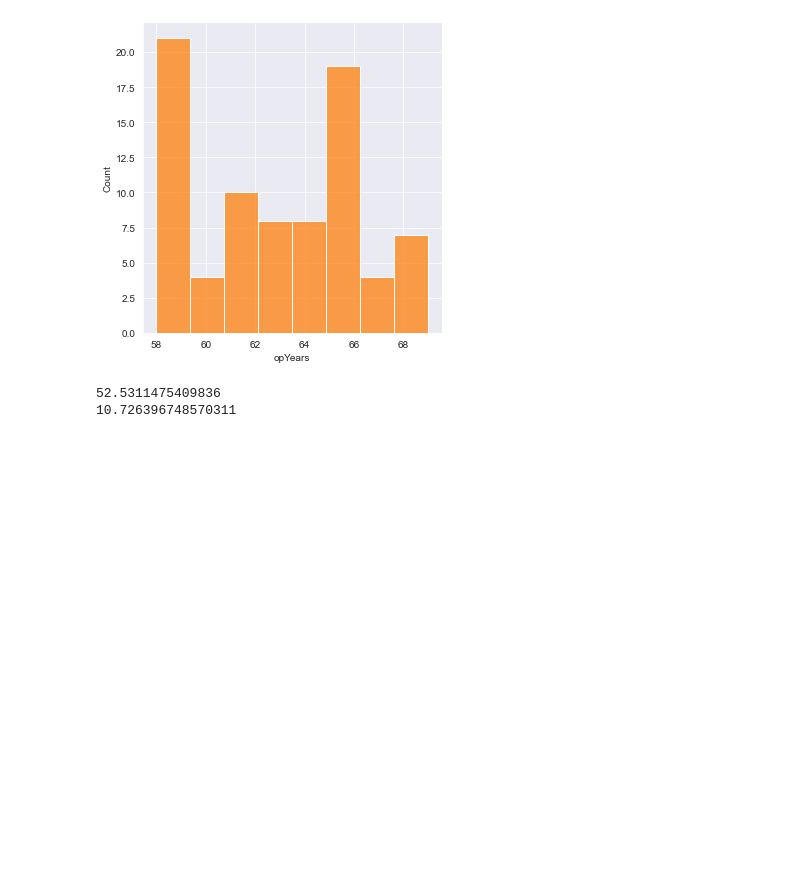
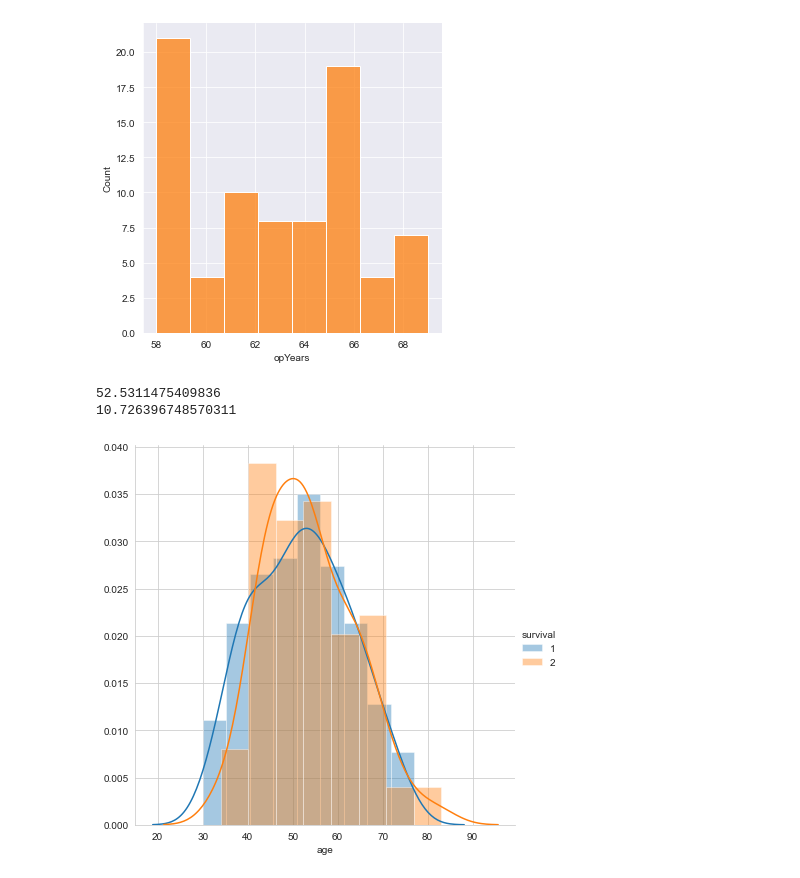
Before and after one commit to ashishsahu1/ML-CacheYard, a Jupyter notebook: AppliedAI/Module 2/EDA/HabermasnCancerSurvival.ipynb, the cells around one changed output. Saved outputs shown, nothing was run; the diff lists cells and outputs as text; code cells hidden in the pictures; blank space fills up the shorter version.

Commit message:
cancer survival

```diff
--- a/AppliedAI/Module 2/EDA/HabermasnCancerSurvival.ipynb
+++ b/AppliedAI/Module 2/EDA/HabermasnCancerSurvival.ipynb
@@ -75,3 +76,9 @@ print(np.std(data['age']))
 # %% [output]
 52.5311475409836
 10.726396748570311
+# %%
+plt.close()
+sns.set_style("whitegrid")
+sns.FacetGrid(data, hue='survival',height=6).map(sns.distplot,'age').add_legend();
+# %% [output]
+[figure, added]
```
Also changed, not shown: parts of 1 cell of this notebook.
